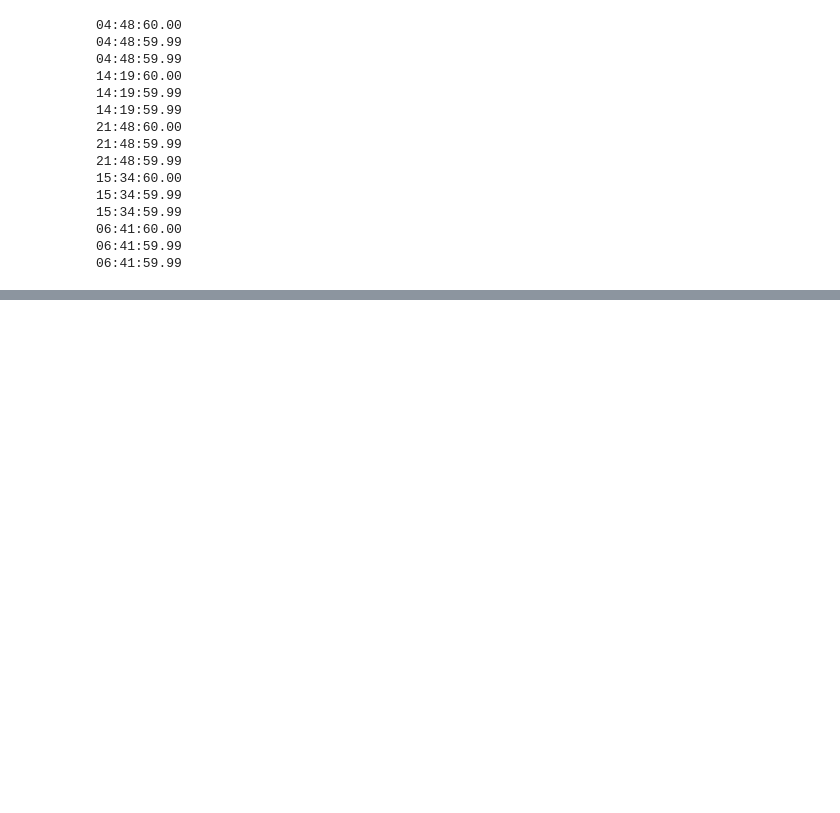
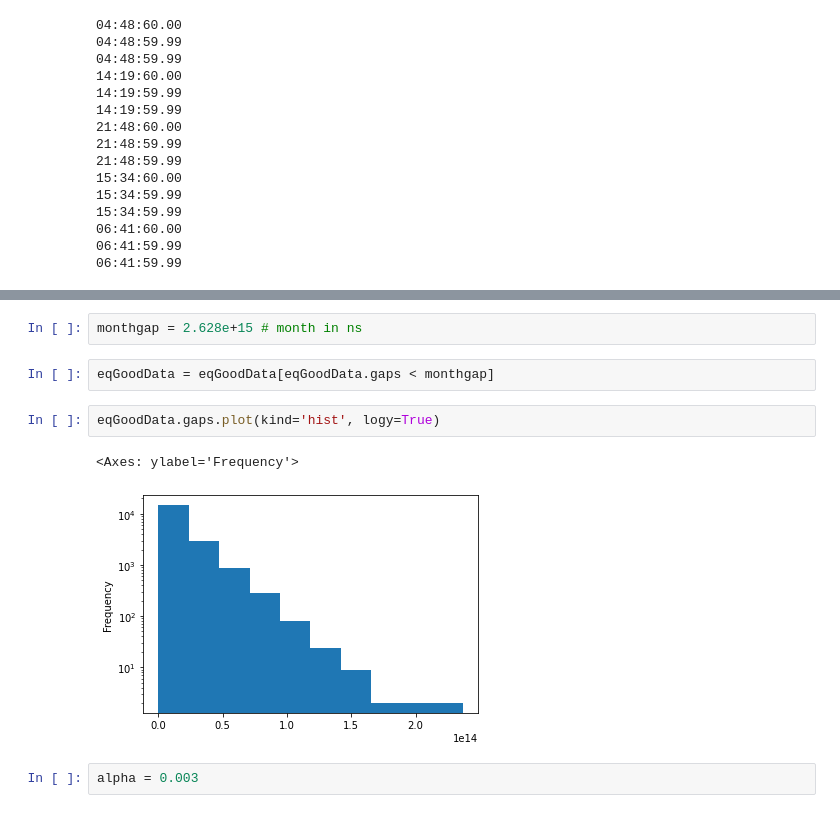
Before and after one commit to Anna-Battaglia/MLPNS_ABattaglia, a Jupyter notebook: KS_earthquake_inclass.ipynb, the cells around one changed output, grey strips where cells are left out. Drawn from its saved outputs; the diff is of its cells as text; blank space fills up the shorter version.

```diff
--- a/KS_earthquake_inclass.ipynb
+++ b/KS_earthquake_inclass.ipynb
@@ -137,0 +260,11 @@ eqs["datetime"] = eqs["datetime"].map(pd.to_datetime)
+# %%
+monthgap = 2.628e+15 # month in ns
+# %%
+eqGoodData = eqGoodData[eqGoodData.gaps < monthgap]
+# %%
+eqGoodData.gaps.plot(kind='hist', logy=True)
+# %% [output]
+<Axes: ylabel='Frequency'>
+[figure, added]
+# %%
+alpha = 0.003
```
Also changed, not shown: parts of 17 cells of this notebook.
